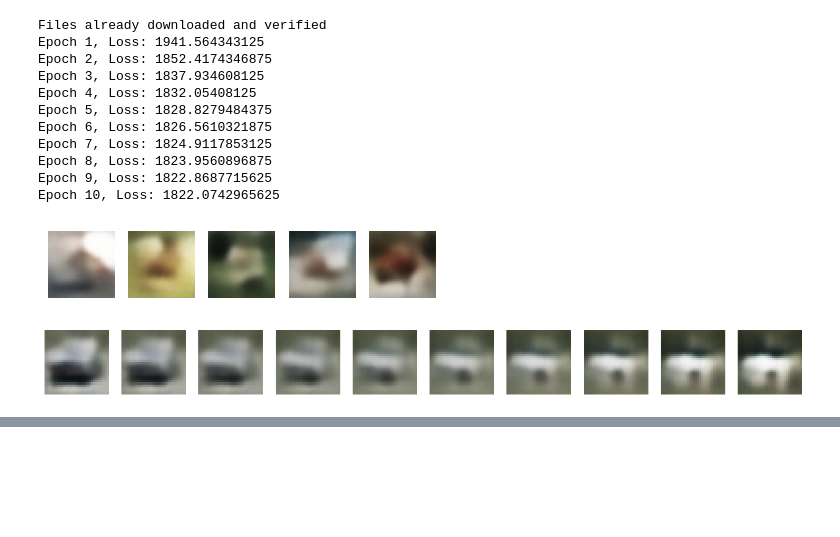
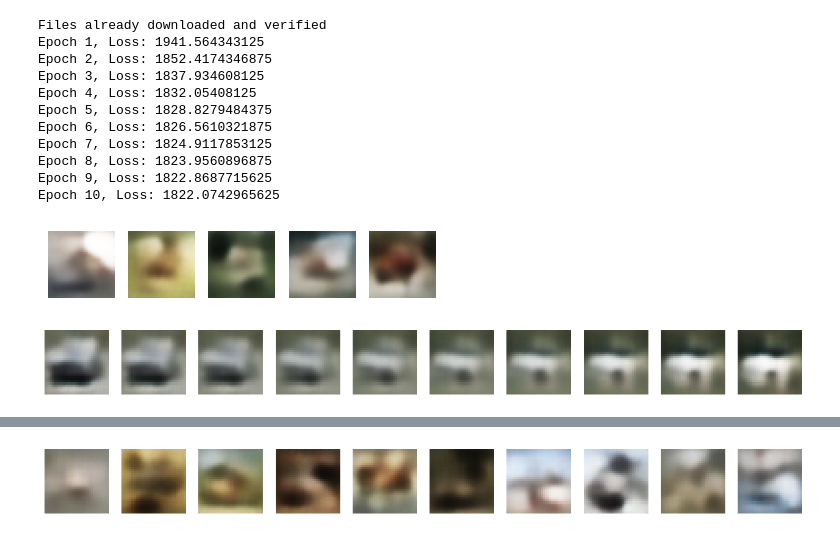
Before and after one commit to Colinm1215/AssignmentThree, a Jupyter notebook: 031_module3_variational_autoencoder.ipynb, the cells around one changed output, grey strips where cells are left out. Saved outputs shown, nothing was run; the diff lists cells and outputs as text; code cells hidden in the pictures; blank space fills up the shorter version.

```diff
--- a/031_module3_variational_autoencoder.ipynb
+++ b/031_module3_variational_autoencoder.ipynb
@@ -77,7 +77,7 @@ transform = transforms.Compose([transforms.ToTensor()])
 train_dataset = datasets.CIFAR10(root="./data", train=True, transform=transform, download=True)
 train_loader = torch.utils.data.DataLoader(train_dataset, batch_size=128, shuffle=True)
 
-vae = VAE(128)
+vae = VAE(128).to(torch.device("cuda" if torch.cuda.is_available() else "cpu"))
 optimizer = optim.Adam(vae.parameters(), lr=1e-3)
 
 for epoch in range(1, 11):
@@ -149,3 +149,37 @@ for i, ax in enumerate(axes):
 plt.show()
 # %% [output]
 [figure]
+# %%
+transform = transforms.Compose([
+    transforms.Resize((32, 32)),
+    transforms.ToTensor()
+])
+
+new_train_loader = torch.utils.data.DataLoader(
+    datasets.CIFAR10(root='./data', train=True, download=True, transform=transform),
+    batch_size=128, shuffle=True
+)
+
+latent_dim = 64
+new_model = VAE(latent_dim).to(torch.device("cuda" if torch.cuda.is_available() else "cpu"))
+optimizer = optim.Adam(new_model.parameters(), lr=1e-3)
+num_epochs = 5
+
+for epoch in range(1, num_epochs + 1):
+    train(new_model, new_train_loader, optimizer, epoch)
+
+def generate_samples(model, num_samples=10):
+    model.eval()
+    with torch.no_grad():
+        z = torch.randn(num_samples, latent_dim).to(torch.device("cuda" if torch.cuda.is_available() else "cpu"))
+        generated_images = model.decode(z).cpu().numpy().transpose(0, 2, 3, 1)
+    return generated_images
+
+generated_images = generate_samples(new_model, 10)
+
+fig, axes = plt.subplots(1, 10, figsize=(15, 3))
+for i, ax in enumerate(axes):
+    ax.imshow(generated_images[i])
+    ax.axis("off")
+plt.show()
+# %% [output]
@@ -151,0 +192 @@ plt.show()
+[figure, added]
```
Also changed, not shown: parts of 1 cell of this notebook.
